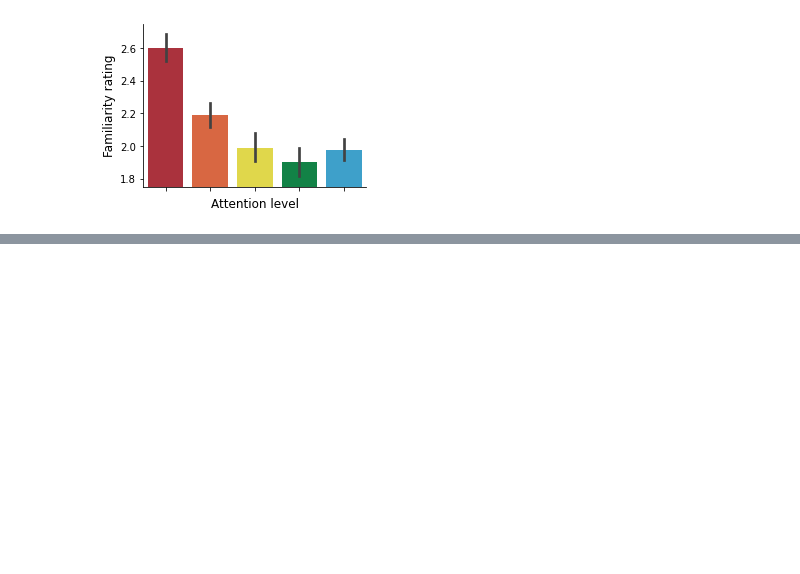
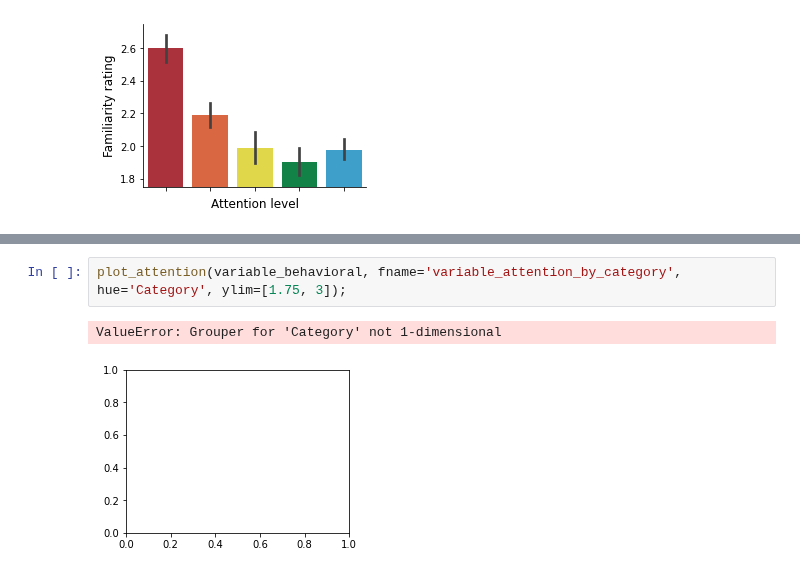
Before and after one commit to jeremymanning/attention-memory-task, a Jupyter notebook: code/data_loader.ipynb, the cells around one changed output, grey strips where cells are left out. Drawn from its saved outputs; the diff is of its cells as text; blank space fills up the shorter version.

```diff
--- a/code/data_loader.ipynb
+++ b/code/data_loader.ipynb
@@ -523,0 +545,5 @@ plot_attention(variable_behavioral, fname='variable_attention');
+# %%
+plot_attention(variable_behavioral, fname='variable_attention_by_category', hue='Category', ylim=[1.75, 3]);
+# %% [output]
+ValueError: Grouper for 'Category' not 1-dimensional
+[figure, added]
```
Also changed, not shown: parts of 10 cells of this notebook, 8 other files.
